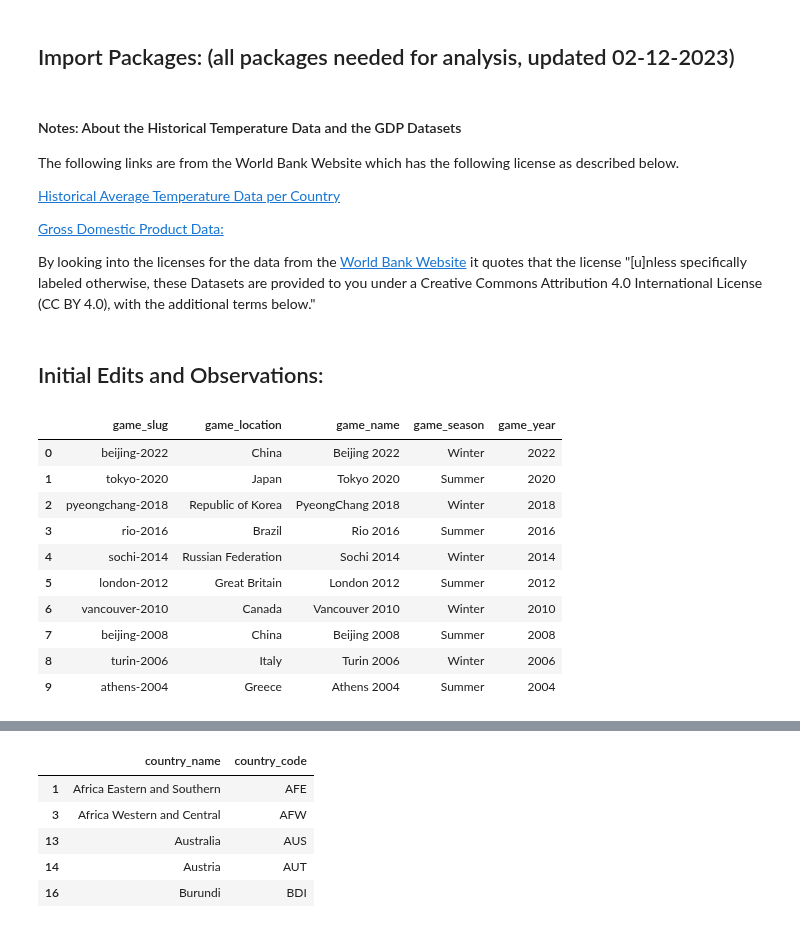
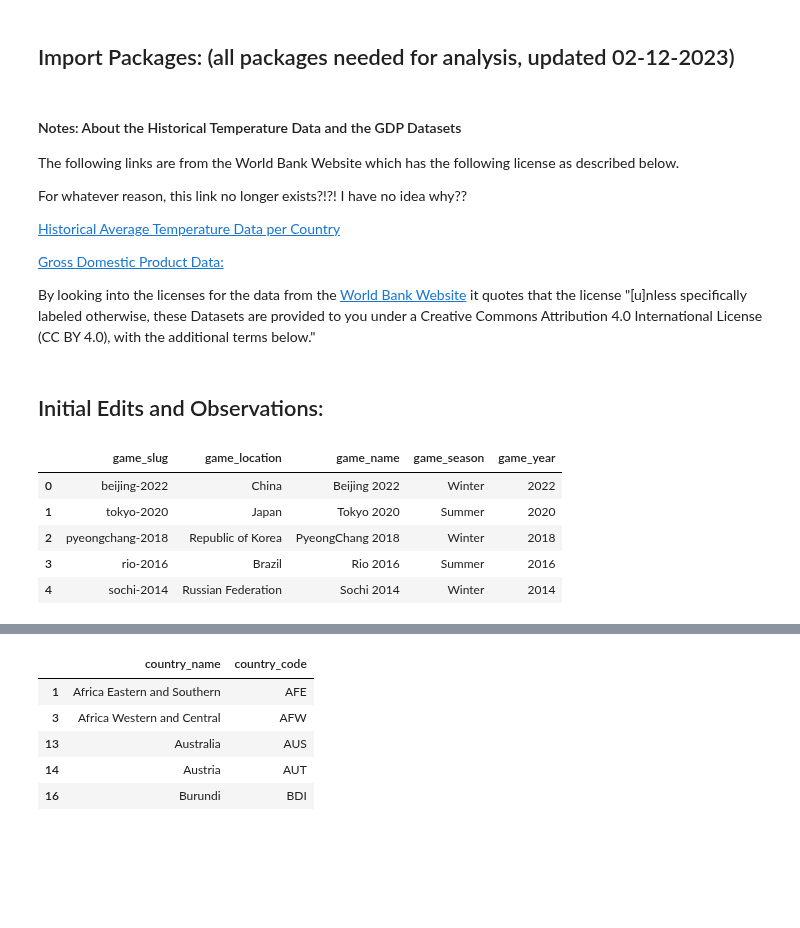
Before and after one commit to ubco-W2022T2-data301/project-group-group17, a Jupyter notebook: analysis/notebooks/analysis_cynthia.ipynb, the cells around one changed output, grey strips where cells are left out. Saved outputs shown, nothing was run; the diff lists cells and outputs as text; code cells hidden in the pictures; blank space fills up the shorter version.

```diff
--- a/analysis/notebooks/analysis_cynthia.ipynb
+++ b/analysis/notebooks/analysis_cynthia.ipynb
@@ -37,6 +37,8 @@ HistTemp = pd.read_csv("../../data/raw/HistoricalTemperatureData.csv")
 #### Notes: About the Historical Temperature Data and the GDP Datasets
 
 The following links are from the World Bank Website which has the following license as described below.
+
+For whatever reason, this link no longer exists?!?! I have no idea why??
 
 [Historical Average Temperature Data per Country](https://datacatalog.worldbank.org/search/dataset/00402760)
 
@@ -48,18 +50,13 @@ By looking into the licenses for the data from the [World Bank Website](https://
 # %%
 OlympicHost1 = OlympicHost.drop(columns=["game_end_date", "game_start_date"])
 # %%
-OlympicHost1.head(10)
+OlympicHost1.head(5)
 # %% [output]
 |  | game_slug | game_location | game_name | game_season | game_year |
 | 0 | beijing-2022 | China | Beijing 2022 | Winter | 2022 |
 | 1 | tokyo-2020 | Japan | Tokyo 2020 | Summer | 2020 |
 | 2 | pyeongchang-2018 | Republic of Korea | PyeongChang 2018 | Winter | 2018 |
 | 3 | rio-2016 | Brazil | Rio 2016 | Summer | 2016 |
 | 4 | sochi-2014 | Russian Federation | Sochi 2014 | Winter | 2014 |
-| 5 | london-2012 | Great Britain | London 2012 | Summer | 2012 |
-| 6 | vancouver-2010 | Canada | Vancouver 2010 | Winter | 2010 |
-| 7 | beijing-2008 | China | Beijing 2008 | Summer | 2008 |
-| 8 | turin-2006 | Italy | Turin 2006 | Winter | 2006 |
-| 9 | athens-2004 | Greece | Athens 2004 | Summer | 2004 |
 # %%
 OlympicMedals = OlympicMedals.drop(columns=["athlete_url", "athlete_full_name","participant_title","country_code"])
```
Also changed, not shown: parts of 18 cells of this notebook, 3 other files.
